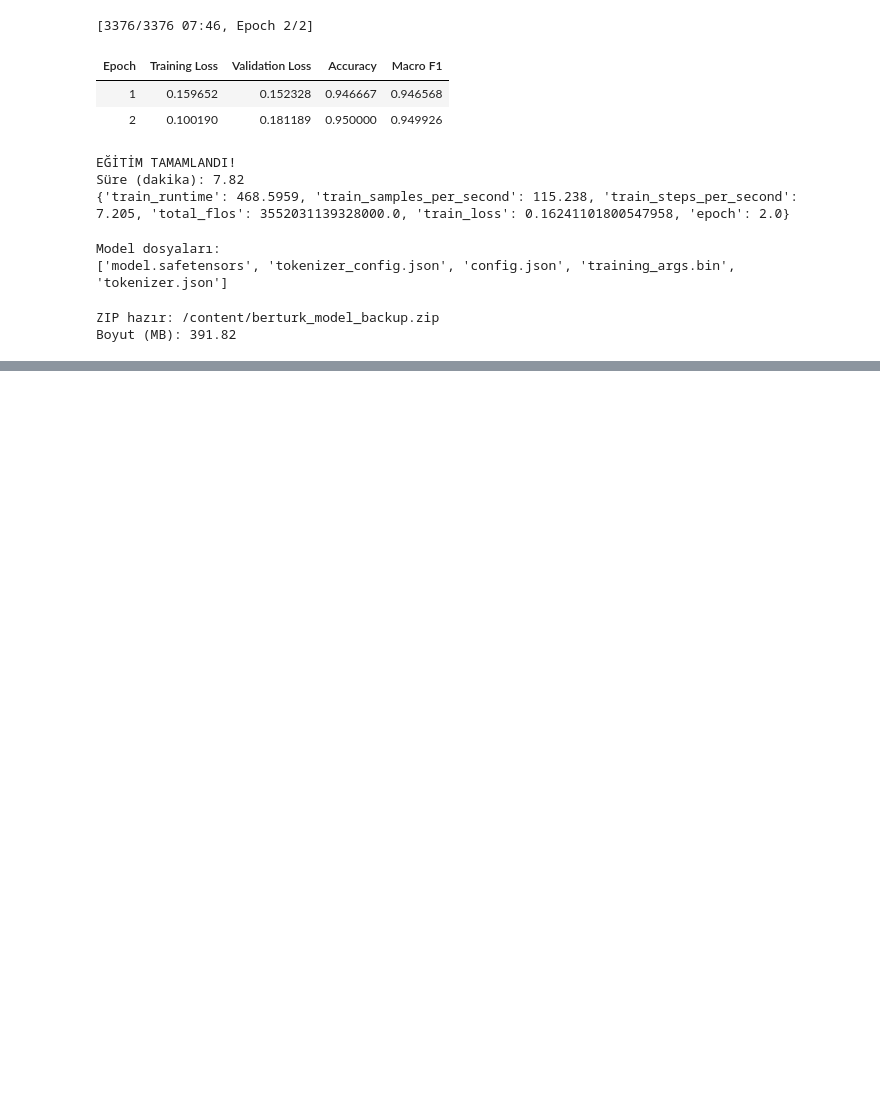
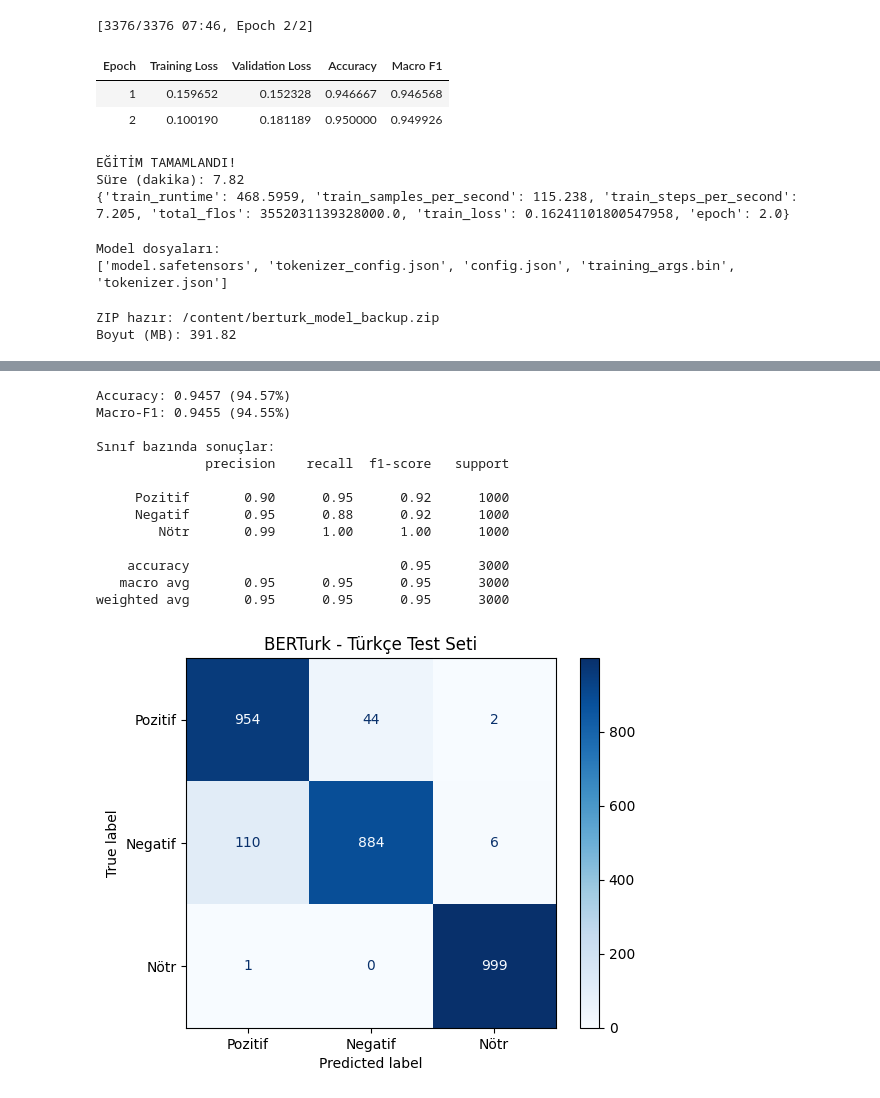
Before and after one commit to nazlicandogann/duygu-analizi, a Jupyter notebook: notebooks/03_bert.ipynb, the cells around one changed output, grey strips where cells are left out. Cells and saved outputs as stored; diff of their text form; code cells hidden in the pictures; blank space fills up the shorter version.

Commit message:
Update Turkish BERTurk test results

```diff
--- a/notebooks/03_bert.ipynb
+++ b/notebooks/03_bert.ipynb
@@ -808,3 +808,11 @@ files.download("/content/berturk_model_backup.zip")
 # %% [output]
 [interactive output not drawn]
 [interactive output not drawn]
+# %%
+import pandas as pd
+
+test_df = pd.read_csv("/content/test_tr.csv")
+
+print("Test satır sayısı:", len(test_df))
+print(test_df.head())
+print(test_df["label"].value_counts())
@@ -810,0 +832,9 @@ files.download("/content/berturk_model_backup.zip")
+# %%
+from transformers import AutoTokenizer, AutoModelForSequenceClassification
+
+model_path = "/content/berturk_final"
+
+tokenizer = AutoTokenizer.from_pretrained(model_path)
+model = AutoModelForSequenceClassification.from_pretrained(model_path)
+
+print("Model ve tokenizer yüklendi!")
@@ -810,0 +913,63 @@ files.download("/content/berturk_model_backup.zip")
+# %%
+from sklearn.metrics import (
+    accuracy_score,
+    f1_score,
+    confusion_matrix,
+    classification_report,
+    ConfusionMatrixDisplay
+)
+import matplotlib.pyplot as plt
+
+y_true = results_df["true_label"]
+y_pred = results_df["predicted_label"]
+
+accuracy = accuracy_score(y_true, y_pred)
+macro_f1 = f1_score(y_true, y_pred, average="macro")
+
+print(f"Accuracy: {accuracy:.4f} ({accuracy*100:.2f}%)")
+print(f"Macro-F1: {macro_f1:.4f} ({macro_f1*100:.2f}%)")
+
+print("\nSınıf bazında sonuçlar:")
+print(classification_report(
+    y_true,
+    y_pred,
+    labels=["Pozitif", "Negatif", "Nötr"],
+    zero_division=0
+))
+
+# Confusion matrix
+labels = ["Pozitif", "Negatif", "Nötr"]
+cm = confusion_matrix(y_true, y_pred, labels=labels)
+
+disp = ConfusionMatrixDisplay(
+    confusion_matrix=cm,
+    display_labels=labels
+)
+disp.plot(cmap="Blues", values_format="d")
+plt.title("BERTurk - Türkçe Test Seti")
+plt.savefig("/content/cm_bert_tr.png", dpi=300, bbox_inches="tight")
+plt.show()
+
+# Güncel sonuçları kaydet
+results_df.to_csv(
+    "/content/preds_bert_tr.csv",
+    index=False,
+    encoding="utf-8-sig"
+)
+
+print("Güncel tahmin dosyası kaydedildi.")
+# %% [output]
+Accuracy: 0.9457 (94.57%)
+Macro-F1: 0.9455 (94.55%)
+
+Sınıf bazında sonuçlar:
+              precision    recall  f1-score   support
+
+     Pozitif       0.90      0.95      0.92      1000
+     Negatif       0.95      0.88      0.92      1000
+        Nötr       0.99      1.00      1.00      1000
+
+    accuracy                           0.95      3000
+   macro avg       0.95      0.95      0.95      3000
+weighted avg       0.95      0.95      0.95      3000
+[figure, added]
```
Also changed, not shown: parts of 5 cells of this notebook.
